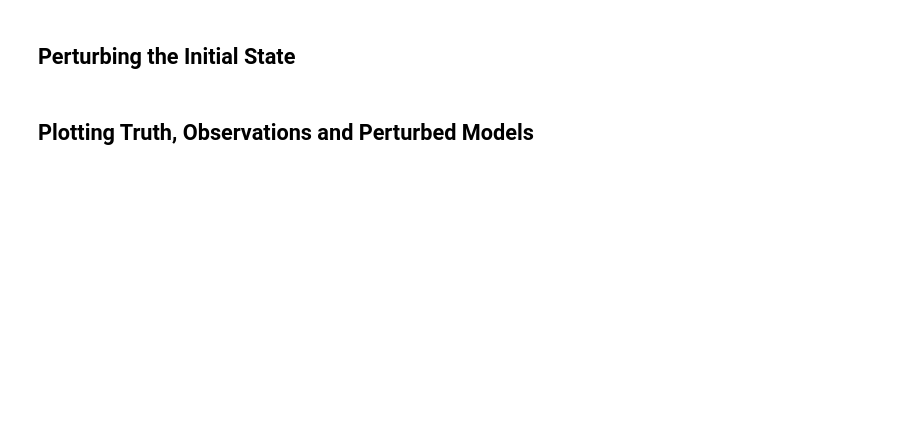
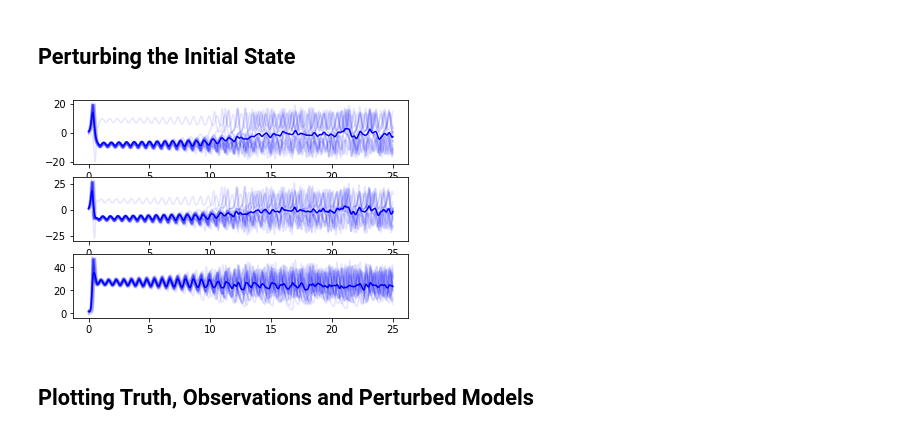
Before and after one commit to FlorianBeiser/Lorenz63, a Jupyter notebook: assimilation.ipynb, the cells around one changed output. Drawn from its saved outputs; the diff is of its cells as text; code cells hidden in the pictures; blank space fills up the shorter version.

```diff
--- a/assimilation.ipynb
+++ b/assimilation.ipynb
@@ -43,12 +47,12 @@ observation.plot()
 # %% [markdown]
 ## Perturbing the Initial State
 # %%
-importlib.reload(ensemble) # For debugging!
-
 ensemble = ensemble.ensemble(lorenz63,20)
 ensemble.simulate()
 ensemble.mean()
 ensemble.plot()
+# %% [output]
+[figure, added]
 # %% [markdown]
 ## Plotting Truth, Observations and Perturbed Models
 # %%
```
Also changed, not shown: parts of 4 cells of this notebook, 3 other files.
